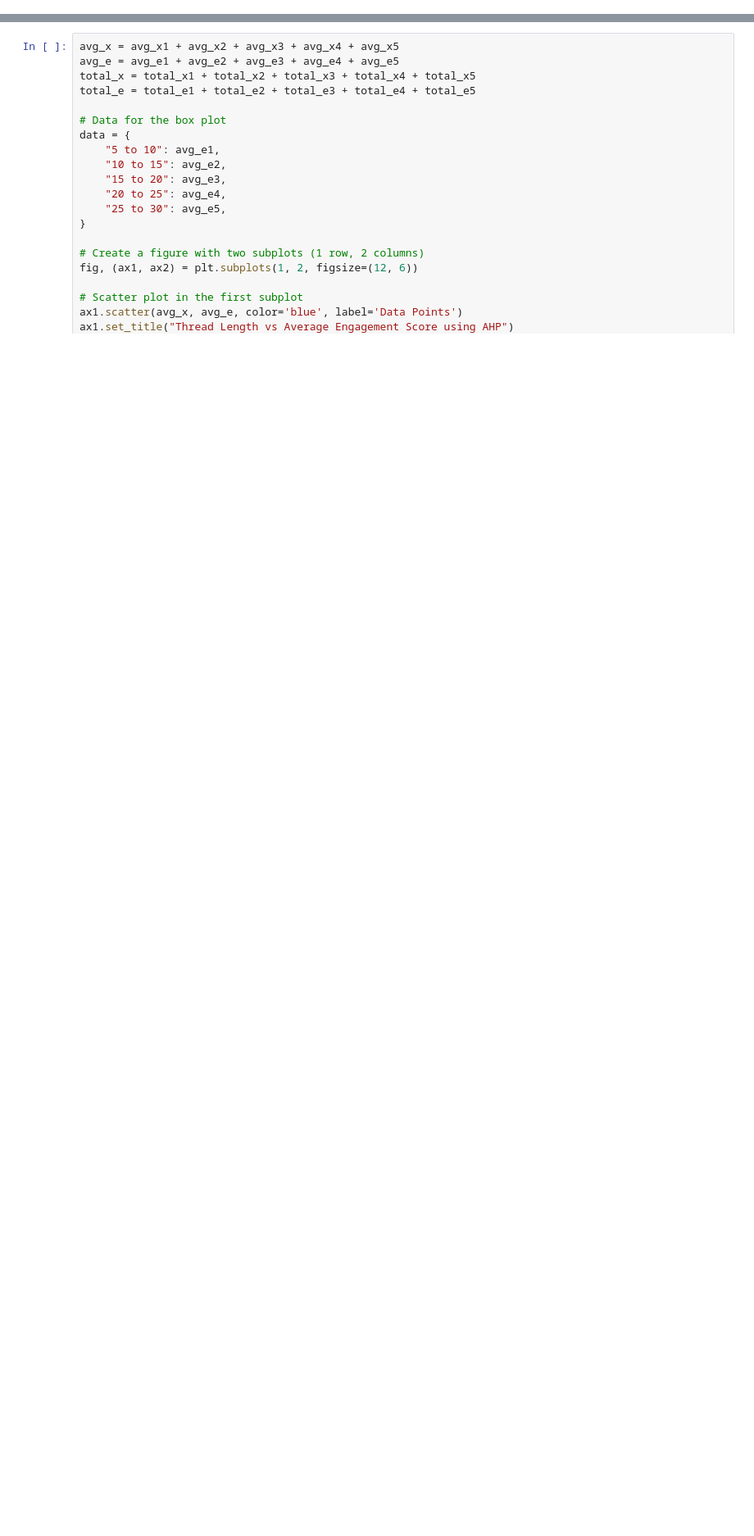
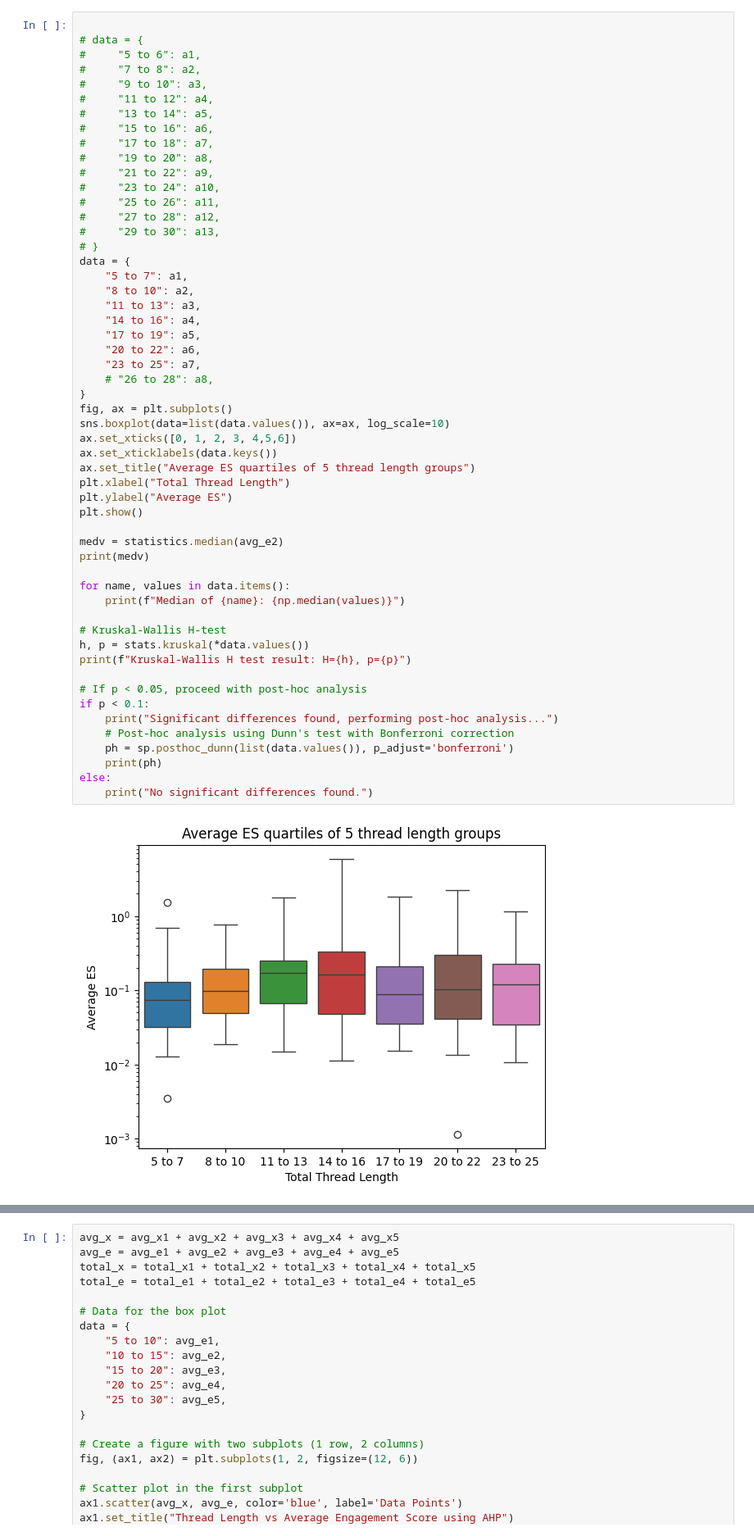
Before and after one commit to upb3y/cs498CSS, a Jupyter notebook: results_thread_length.ipynb, the cells around one changed output, grey strips where cells are left out. Shown: that part at 82% size. Saved outputs shown, nothing was run; the diff lists cells and outputs as text; blank space fills up the shorter version.

```diff
--- a/results_thread_length.ipynb
+++ b/results_thread_length.ipynb
@@ -74,0 +154,56 @@ plt.show()
+# %%
+
+# data = {
+#     "5 to 6": a1,
+#     "7 to 8": a2,
+#     "9 to 10": a3,
+#     "11 to 12": a4,
+#     "13 to 14": a5,
+#     "15 to 16": a6,
+#     "17 to 18": a7,
+#     "19 to 20": a8,
+#     "21 to 22": a9,
+#     "23 to 24": a10,
+#     "25 to 26": a11,
+#     "27 to 28": a12,
+#     "29 to 30": a13,
+# }
+data = {
+    "5 to 7": a1,
+    "8 to 10": a2,
+    "11 to 13": a3,
+    "14 to 16": a4,
+    "17 to 19": a5,
+    "20 to 22": a6,
+    "23 to 25": a7,
+    # "26 to 28": a8,
+}
+fig, ax = plt.subplots()
+sns.boxplot(data=list(data.values()), ax=ax, log_scale=10)
+ax.set_xticks([0, 1, 2, 3, 4,5,6])
+ax.set_xticklabels(data.keys())
+ax.set_title("Average ES quartiles of 5 thread length groups")
+plt.xlabel("Total Thread Length")
+plt.ylabel("Average ES")
+plt.show()
+
+medv = statistics.median(avg_e2)
+print(medv)
+
+for name, values in data.items():
+    print(f"Median of {name}: {np.median(values)}")
+
+# Kruskal-Wallis H-test
+h, p = stats.kruskal(*data.values())
+print(f"Kruskal-Wallis H test result: H={h}, p={p}")
+
+# If p < 0.05, proceed with post-hoc analysis
+if p < 0.1:
+    print("Significant differences found, performing post-hoc analysis...")
+    # Post-hoc analysis using Dunn's test with Bonferroni correction
+    ph = sp.posthoc_dunn(list(data.values()), p_adjust='bonferroni')
+    print(ph)
+else:
+    print("No significant differences found.")
+# %% [output]
+[figure, added]
```
Also changed, not shown: parts of 8 cells of this notebook.
